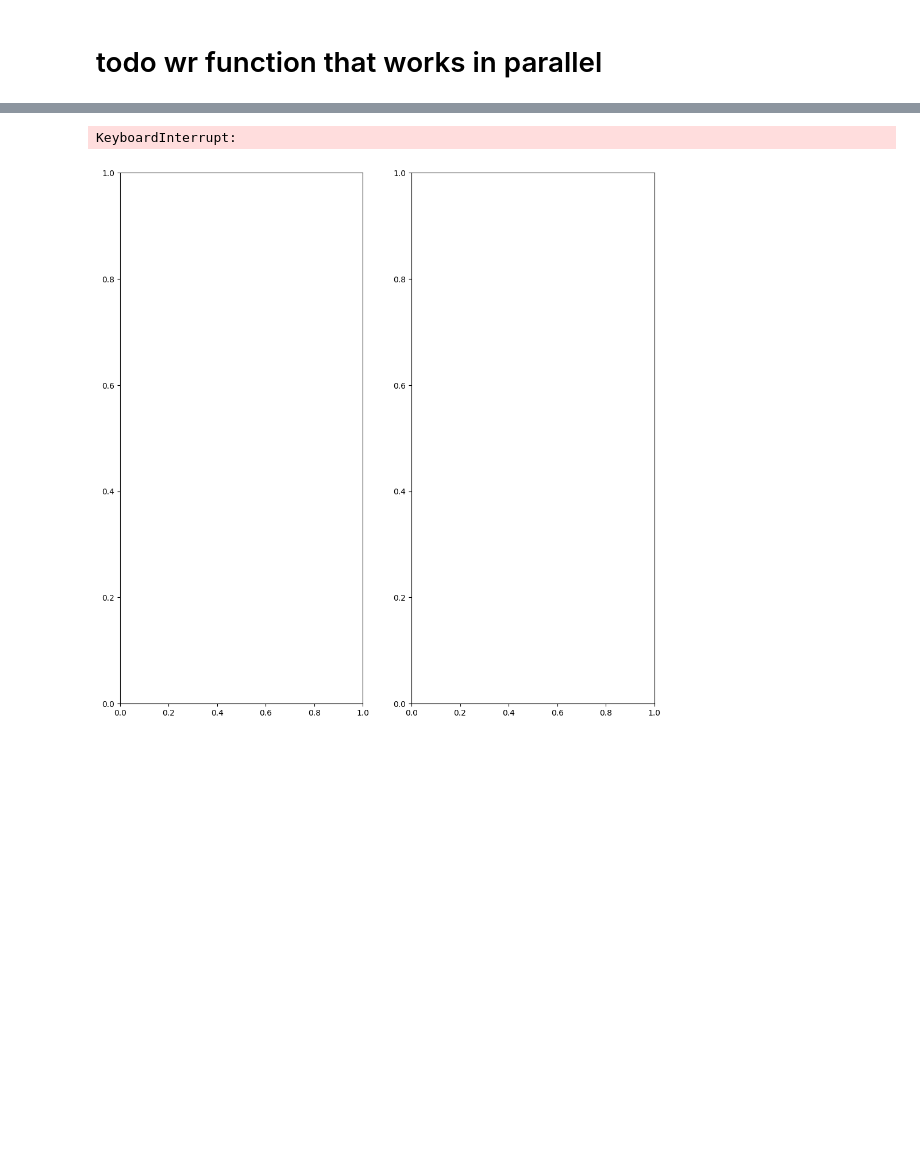
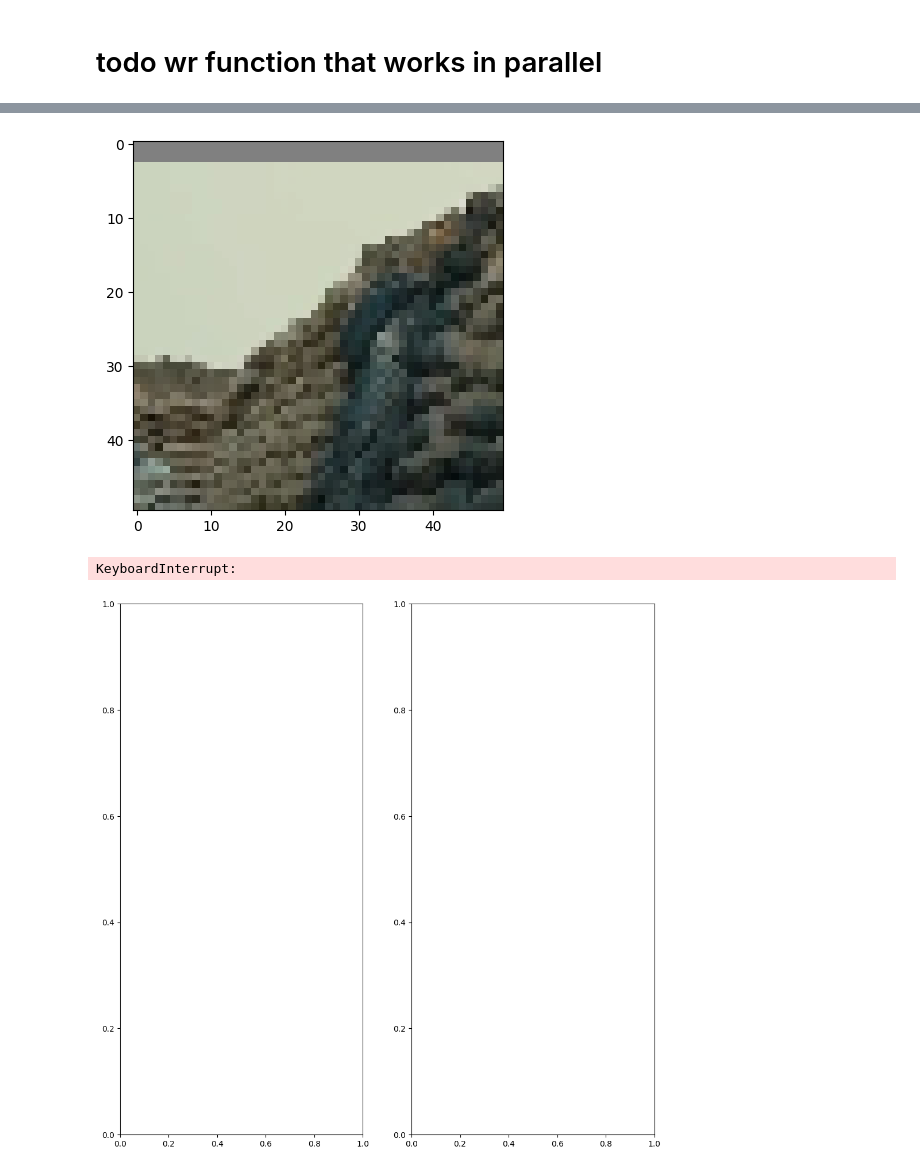
Before and after one commit to TizianoCausin01/project1917-26, a Jupyter notebook: python_scripts/scripts/load_eyetracking_data_dev.ipynb, the cells around one changed output, grey strips where cells are left out. Cells and saved outputs as stored; diff of their text form; code cells hidden in the pictures; blank space fills up the shorter version.

```diff
--- a/python_scripts/scripts/load_eyetracking_data_dev.ipynb
+++ b/python_scripts/scripts/load_eyetracking_data_dev.ipynb
@@ -55,8 +54,3 @@ print(frame_count -121)
 # %%
 subs = list(range(3, 24))
 subs.extend([25, 28, 30, 31, 34])
-for i in [1]:#,2, 3, 4, 5, 6]:
-    for sub in subs:
-        g, ts = load_eyetracking_data(paths, cfg.sub_num, i, cfg.fs, xy=True)
-        # g.resample(23.98)
-        print(len(g))
@@ -145,11 +121,6 @@ def read_video(paths, rank, movie_part, vid_duration=0):
     print_wise(f"{video_path} read successfully", rank=rank)
     cap.release()
     return video
-# %%
-sub_num = 3; run = 1; model_name = "pixelwise"; fs = 23.98
-outfn = f"{paths['data_dir']}/models/sub{sub_num:03d}_run{run:02d}_{model_name}_gazedep_{sq_side}x{sq_side}rect_to_{sq_side_resized}x{sq_side_resized}_{round(fs)}Hz.h5"
-# %%
-resized = resized.flatten(order="F")
 # %%
 plt.imshow(resized.reshape((50, 50, 3),order="F"))
 # %% [output]
@@ -257,11 +197,15 @@ ValueError: The truth value of an array with more than one element is ambiguous.
+# %%
+with h5py.File("/Users/tizianocausin/1917_local/models/sub004_run01_pixelwise_luminance_gazedep_224x224rect_to_50x50_24Hz.h5", "r") as f:
+    feats = f['vecrep'][:]
 # %%
 for i in range(feats.shape[1]):
     f = np.reshape(feats[:, i], (sq_side_resized, sq_side_resized, 3), order='F')
     plt.imshow(f)
     clear_output(wait=True)
     plt.show()
-    # time.sleep(0.01)
+    time.sleep(0.01)
 # %% [output]
+[figure, added]
 KeyboardInterrupt:
 # %%
 screen_res = (1080, 1920)
```
Also changed, not shown: parts of 9 cells of this notebook, 6 other files.
